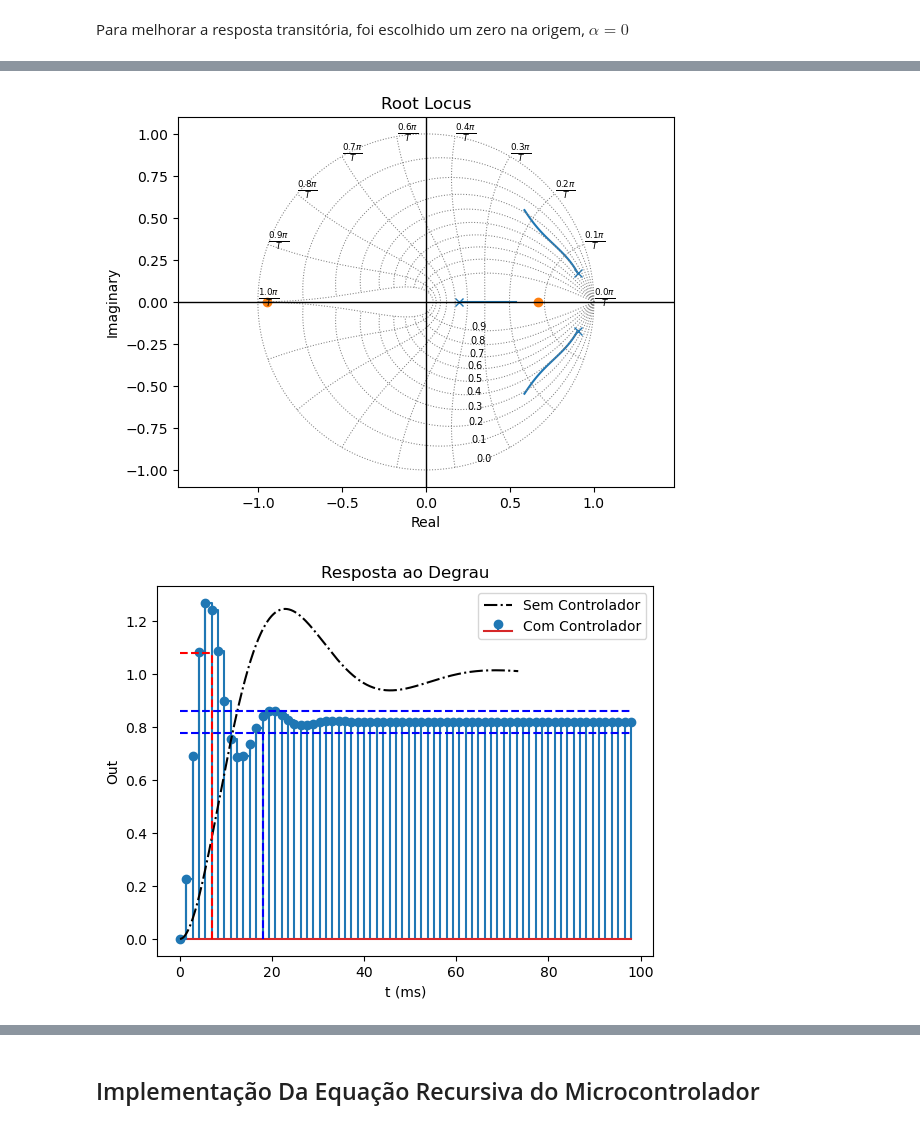
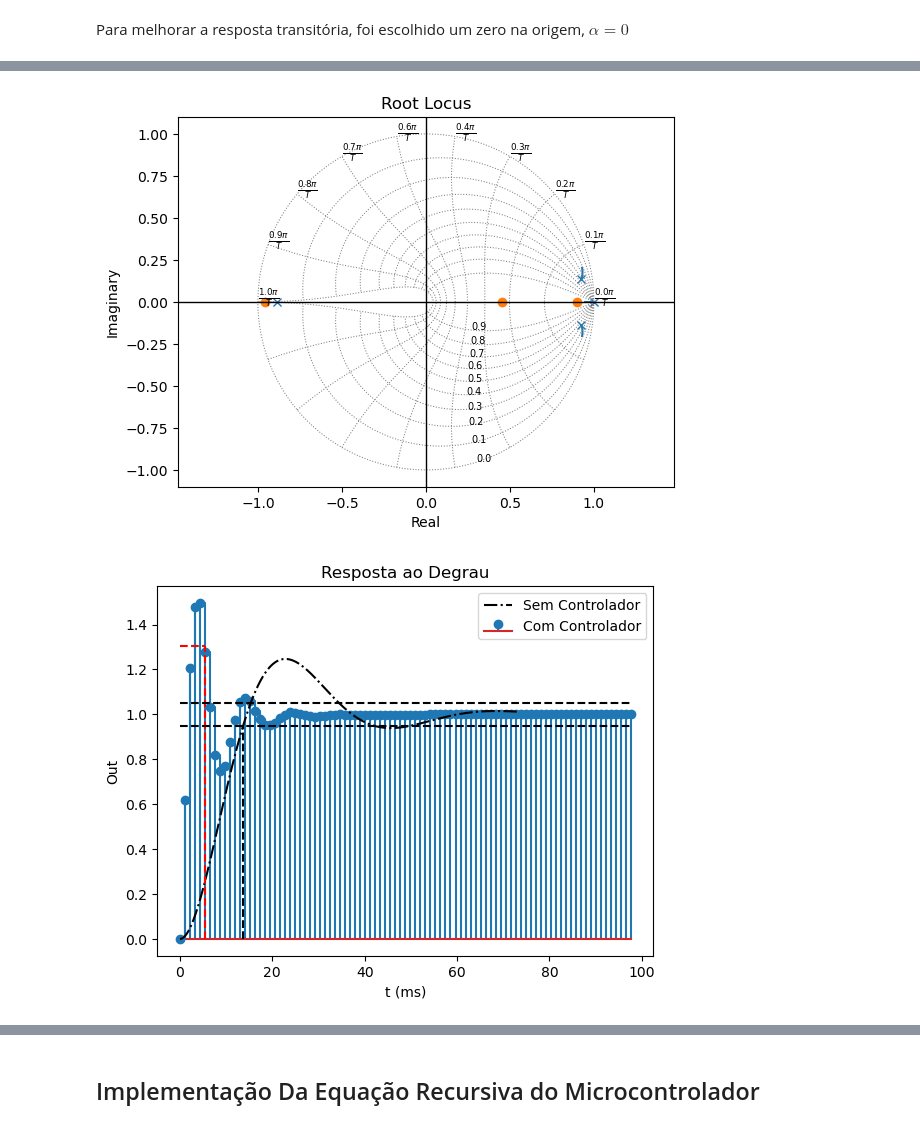
Before and after one commit to Emanuel600/Misc, a Jupyter notebook: Simul_Controle/Projeto 1 - Transformada z.ipynb, the cells around one changed output, grey strips where cells are left out. Drawn from its saved outputs; the diff is of its cells as text; code cells hidden in the pictures.

```diff
--- a/Simul_Controle/Projeto 1 - Transformada z.ipynb
+++ b/Simul_Controle/Projeto 1 - Transformada z.ipynb
@@ -168,15 +168,23 @@ plt.show()
 Ts5 = NT*1e-3
 Mp  = 2*NT/100
 # Zeta e Omega do sistema controlado
-ζ   = -np.log(Mp)/np.sqrt(np.pi**2 + np.log(Mp))
+ζ   = -np.log(Mp)/np.sqrt(np.pi**2 + np.log(Mp)**2)
 ω   = 3/(ζ*Ts5)
+# Fator de Segurança
+fsg = 15e-2
+ζ   = ζ*(1+fsg)
+ω   = ω*(1+fsg)
+####
 ωd  = ω*np.sqrt(1-ζ**2)
 Ta  = 2*np.pi/(ωd*10)                   # ωs  = 2*np.pi/Ta
 ##
 j  = complex(0, 1)
 s1 = -ζ*ω+j*ωd
 z1 = np.exp(s1*Ta)
-print("Pólo desejado:", z1)
+print("Valores desejados:")
+print("z1 =", z1)
+print("ω  =", ω)
+print("ζ  =", ζ)
 ## Adicionando ZOH e transformando G(s)
 s   = ct.tf('s')
 z   = ct.tf('z')
@@ -213,5 +219,5 @@ array([ 1.        , -1.80499614,  0.84454399])
 # %%
-α = -0.67
+α = -0.45
 # Calcula ângulo que z1 deve adicionar ao sistema
 ang = 0
 aGz = ct.minreal((z+α)*Gz)
@@ -233,7 +239,9 @@ print("fi2:", (180/np.pi)*fi2, "º")
 β   = -(z1.imag * np.tan(-fi2) + z1.real) # => Adição angular de um polo é invertida
 #np.angle(z1+β) = np.angle(z1+α) - ang
 Cz  = (z+α)/(z+β)
+Cz2 = (z-0.9)/(z-1)                    # Integrador que remove erro de regime permanente
 ctl.zplane(Cz, title="Plano z do Controlador")
+ctl.zplane(Cz2, title="Plano z do Compensador do Controlador")
 plt.show()
 #################################
 #        b[0] + ... + b[n]z**-n #
@@ -245,11 +253,17 @@ plt.show()
 # K = 1/(C(z1)G(z1))
 #
 [[[b]], [[a]]] = ct.tfdata(Gz)
-K = np.abs((np.polyval(a, z1)*(z1+β))/
+[[[bc2]], [[ac2]]] = ct.tfdata(Cz2)
+K   = np.abs((np.polyval(a, z1)*(z1+β))/
            (np.polyval(b, z1)*(z1+α)))
+# Ajustando ganho do integrador
+K2  = np.abs((np.polyval(ac2, 0))/
+             (np.polyval(bc2, 0)))
+Cz2 = Cz2*K2
 print("α:", α)
 print("β:", β)
 print("K:", K)
 print(Cz)
+print(Cz2)
 # %% [output]
 0 states have been removed from the model
@@ -267,30 +287,30 @@ z - 0.1947
 # %%
-k = np.linspace(0, K+3, 100)
-ct.root_locus(Cz*Gz, k)
+k = np.linspace(0, 3, 100)
+ct.root_locus(Cz*Gz*Cz2, k)
 plt.show()
 # %% [output]
-[figure, old version]
+[figure, new version]
 # %%
-axcg, tcg, ycg = ctl.plot_step(ct.feedback(K*Cz*Gz, 1), t=np.arange(0, Ts+2*τ, Ta),
+axcg, tcg, ycg = ctl.plot_step(ct.feedback(K*Cz*Gz*Cz2, 1), t=np.arange(0, Ts+2*τ, Ta),
                                label = "Com Controlador")
 axcg.plot(t*1e3, y, "k-.", label="Sem Controlador")
 
 Mpcg = np.exp(-np.pi*ζ/np.sqrt(1-ζ**2))
 Tpcg = np.pi/(ω*np.sqrt(1-ζ**2))
 τcg  = 1/(ζ*ω)
 Tscg = 3*τcg
 
 plt.plot(1e3*(tcg[tcg<=Tpcg]), ycg[-1]*(1+Mpcg)*np.ones(len(tcg[tcg<=Tpcg])), 'r--')
 plt.plot([Tpcg*1e3, Tpcg*1e3], [0, ycg[-1]*(1+Mpcg)], 'r--')
 
 yscg  = ycg[np.abs(ycg - ycg[-1]*(1-5e-2)) <= 1e-5]
-plt.plot([Tscg*1e3, Tscg*1e3], [0, ycg[-1]*(1-5e-2)], 'b--')
-plt.plot(tcg*1e3, np.ones(len(ycg))*ycg[-1]*(1-5e-2), 'b--')    # Limite inferior para 5%
-plt.plot(tcg*1e3, np.ones(len(ycg))*ycg[-1]*(1+5e-2), 'b--')    # Limite superior para 5%
+plt.plot([Tscg*1e3, Tscg*1e3], [0, ycg[-1]*(1-5e-2)], 'k--')
+plt.plot(tcg*1e3, np.ones(len(ycg))*ycg[-1]*(1-5e-2), 'k--')    # Limite inferior para 5%
+plt.plot(tcg*1e3, np.ones(len(ycg))*ycg[-1]*(1+5e-2), 'k--')    # Limite superior para 5%
 
 plt.grid(True, 'both')
 plt.legend()
 plt.grid()
 plt.show()
 # %% [output]
-[figure, old version]
+[figure, new version]
```
Also changed, not shown: parts of 7 cells of this notebook.
